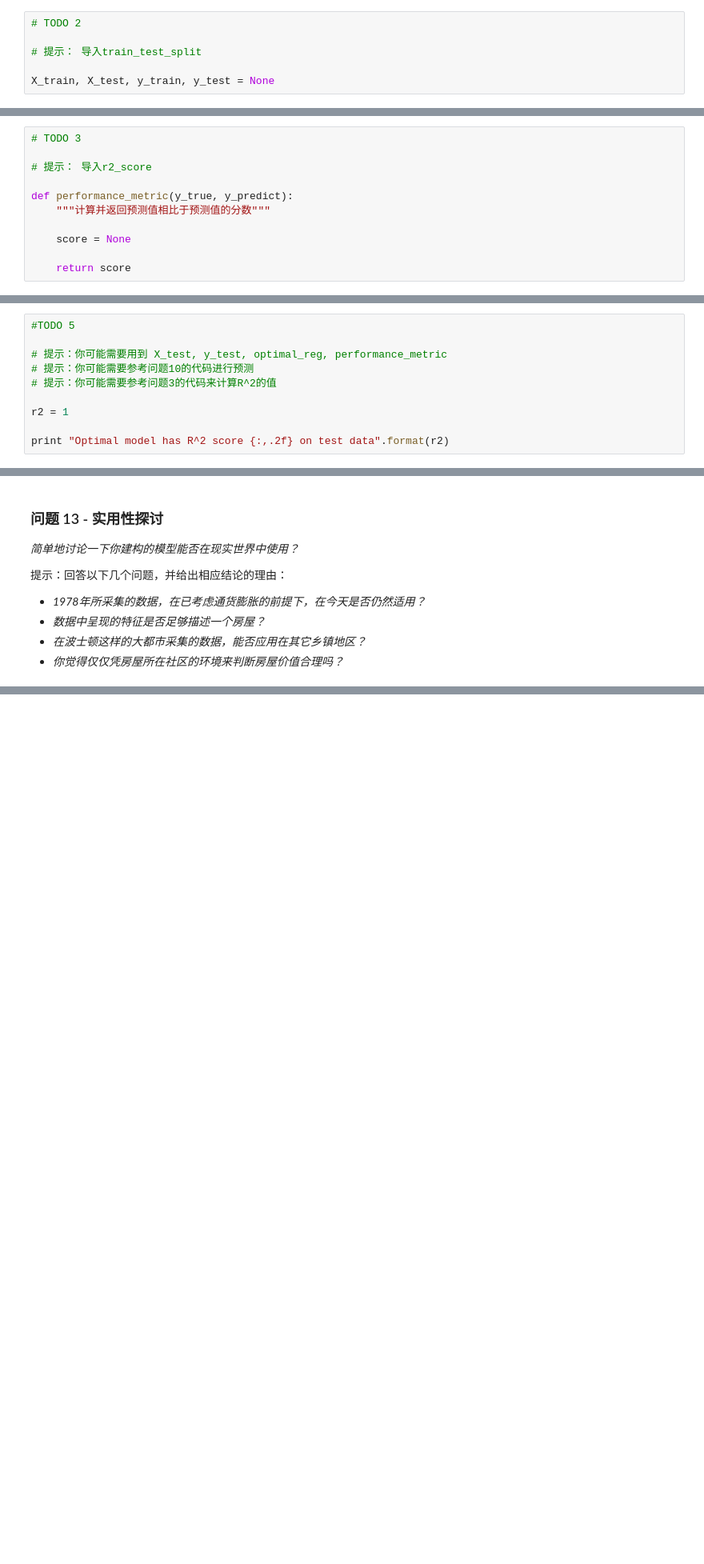
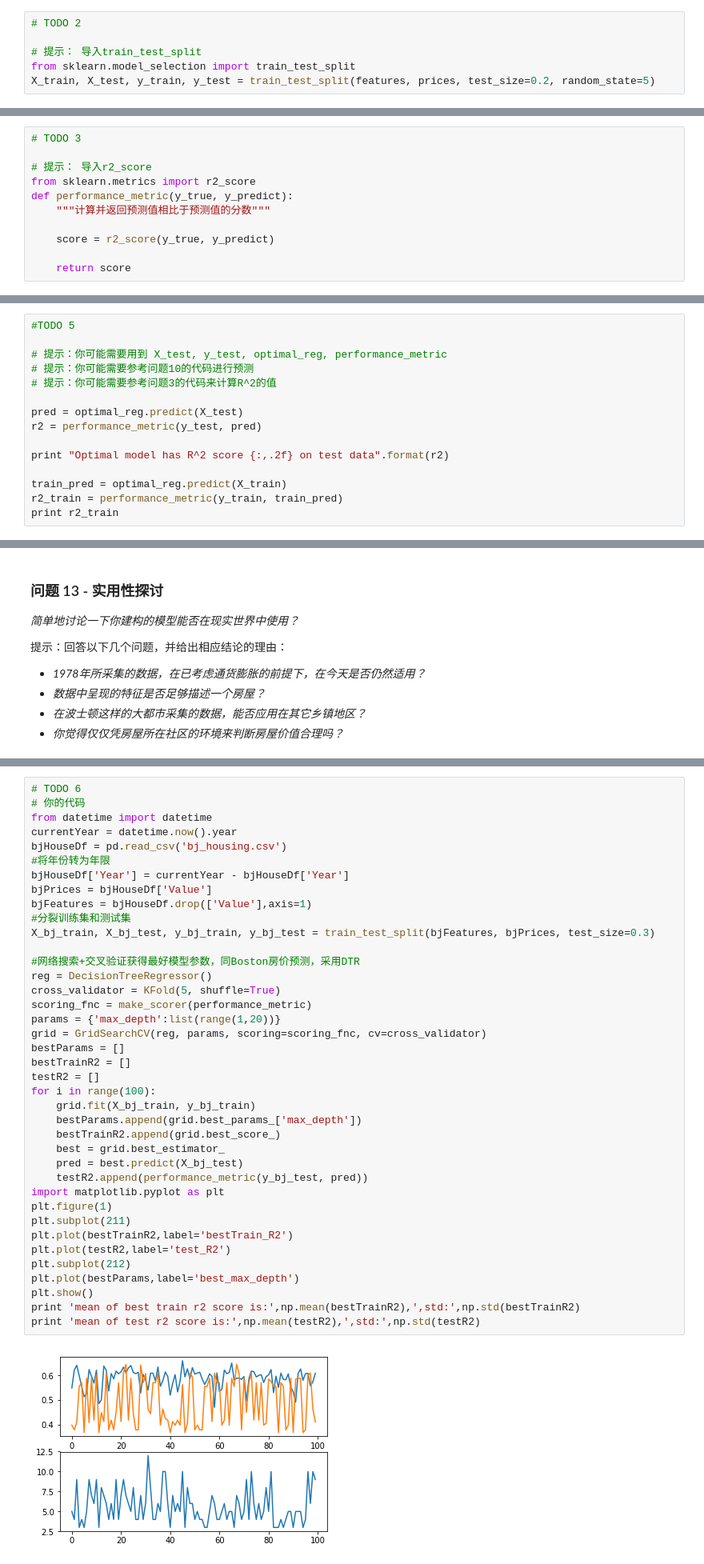
Before and after one commit to Pythephant/boston_housing-master, a Jupyter notebook: boston_housing.ipynb, the cells around one changed output, grey strips where cells are left out. Shown: that part at 80% size. Drawn from its saved outputs; the diff is of its cells as text; blank space fills up the shorter version.

```diff
--- a/boston_housing.ipynb
+++ b/boston_housing.ipynb
@@ -113,8 +124,8 @@ _凭直觉，上述三个特征中对每一个来说，你认为增大该特征
 # TODO 2
 
 # 提示： 导入train_test_split
-
-X_train, X_test, y_train, y_test = None
+from sklearn.model_selection import train_test_split
+X_train, X_test, y_train, y_test = train_test_split(features, prices, test_size=0.2, random_state=5)
 # %% [markdown]
 ### 问题 2 - 训练及测试
 *将数据集按一定比例分为训练用的数据集和测试用的数据集对学习算法有什么好处？*
@@ -145,11 +162,11 @@ R<sup>2</sup>的数值范围从0至1，表示**目标变量**的预测值和实
 # TODO 3
 
 # 提示： 导入r2_score
-
+from sklearn.metrics import r2_score
 def performance_metric(y_true, y_predict):
     """计算并返回预测值相比于预测值的分数"""
 
-    score = None
+    score = r2_score(y_true, y_predict)
 
     return score
 # %%
@@ -361,6 +451,11 @@ for i, price in enumerate(predicted_price):
 # 提示：你可能需要参考问题10的代码进行预测
 # 提示：你可能需要参考问题3的代码来计算R^2的值
 
-r2 = 1
+pred = optimal_reg.predict(X_test)
+r2 = performance_metric(y_test, pred)
 
 print "Optimal model has R^2 score {:,.2f} on test data".format(r2)
+
+train_pred = optimal_reg.predict(X_train)
+r2_train = performance_metric(y_train, train_pred)
+print r2_train
@@ -421,0 +541,41 @@ vs.PredictTrials(features, prices, fit_model, client_data)
+# %%
+# TODO 6
+# 你的代码
+from datetime import datetime
+currentYear = datetime.now().year
+bjHouseDf = pd.read_csv('bj_housing.csv')
+#将年份转为年限
+bjHouseDf['Year'] = currentYear - bjHouseDf['Year']
+bjPrices = bjHouseDf['Value']
+bjFeatures = bjHouseDf.drop(['Value'],axis=1)
+#分裂训练集和测试集
+X_bj_train, X_bj_test, y_bj_train, y_bj_test = train_test_split(bjFeatures, bjPrices, test_size=0.3)
+
+#网络搜索+交叉验证获得最好模型参数，同Boston房价预测，采用DTR
+reg = DecisionTreeRegressor()
+cross_validator = KFold(5, shuffle=True)
+scoring_fnc = make_scorer(performance_metric)
+params = {'max_depth':list(range(1,20))}
+grid = GridSearchCV(reg, params, scoring=scoring_fnc, cv=cross_validator)
+bestParams = []
+bestTrainR2 = []
+testR2 = []
+for i in range(100):
+    grid.fit(X_bj_train, y_bj_train)
+    bestParams.append(grid.best_params_['max_depth'])
+    bestTrainR2.append(grid.best_score_)
+    best = grid.best_estimator_
+    pred = best.predict(X_bj_test)
+    testR2.append(performance_metric(y_bj_test, pred))
+import matplotlib.pyplot as plt
+plt.figure(1)
+plt.subplot(211)
+plt.plot(bestTrainR2,label='bestTrain_R2')
+plt.plot(testR2,label='test_R2')
+plt.subplot(212)
+plt.plot(bestParams,label='best_max_depth')
+plt.show()
+print 'mean of best train r2 score is:',np.mean(bestTrainR2),',std:',np.std(bestTrainR2)
+print 'mean of test r2 score is:',np.mean(testR2),',std:',np.std(testR2)
+# %% [output]
+[figure, added]
```
Also changed, not shown: parts of 33 cells of this notebook, 2 other files.
